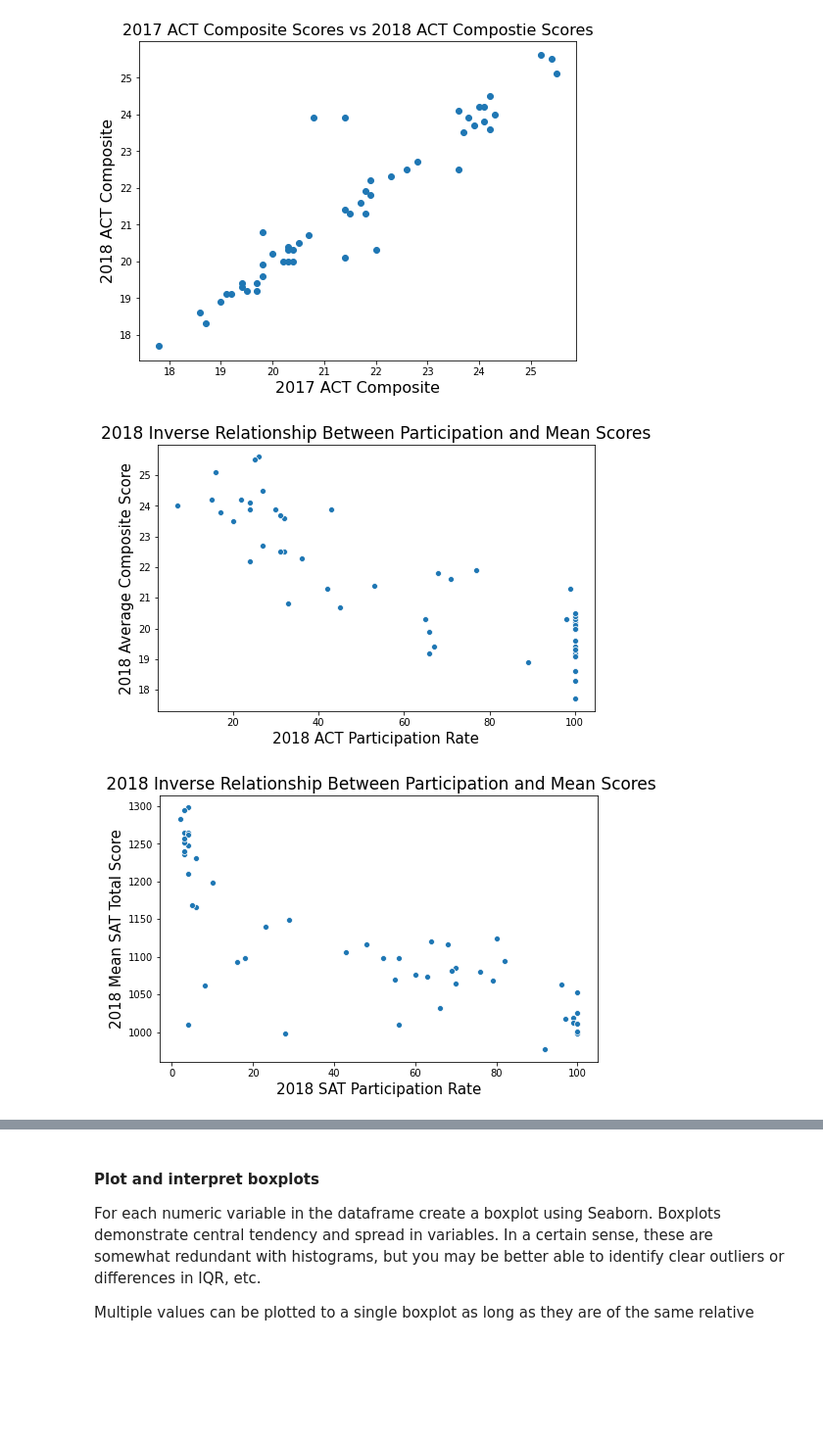
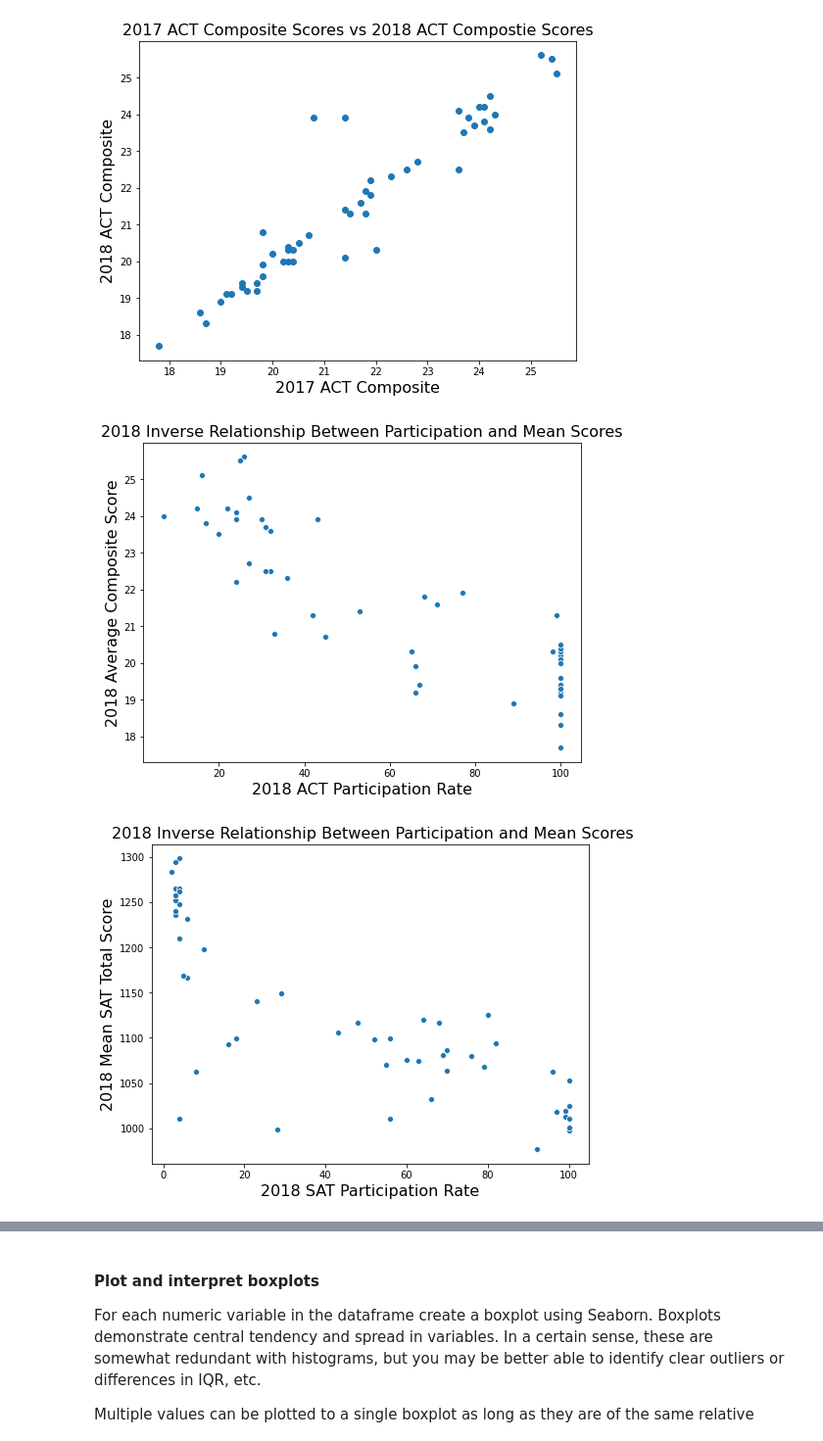
Before and after one commit to amcurley/GA_projects, a Jupyter notebook: Projects/project-1-master/code/Submission-project.ipynb, the cells around one changed output, grey strips where cells are left out. Shown: that part at 98% size. Saved outputs shown, nothing was run; the diff lists cells and outputs as text; code cells hidden in the pictures; blank space fills up the shorter version.

```diff
--- a/Projects/project-1-master/code/Submission-project.ipynb
+++ b/Projects/project-1-master/code/Submission-project.ipynb
@@ -1602,20 +1602,22 @@ plt.title('2017 ACT Composite Scores vs 2018 ACT Compostie Scores', fontsize=16)
 # %% [output]
 [figure]
 # %%
+# Chris Johnson aided in the decision to look more into this
 # Correlation between participation and mean scores
-plt.figure(figsize=(8,5))
+plt.figure(figsize=(8,6))
 sns.scatterplot(final['2018_act_participation'],final['2018_act_composite'])
-plt.xlabel('2018 ACT Participation Rate', fontsize=15)
-plt.ylabel('2018 Average Composite Score', fontsize=15)
-plt.title('2018 Inverse Relationship Between Participation and Mean Scores', fontsize=17);
+plt.xlabel('2018 ACT Participation Rate', fontsize=16)
+plt.ylabel('2018 Average Composite Score', fontsize=16)
+plt.title('2018 Inverse Relationship Between Participation and Mean Scores', fontsize=16);
 # %% [output]
-[figure, old version]
+[figure, new version]
 # %%
+# Chris Johnson aided in the decision to look more into this
 # Correlation between participation and mean scores
-plt.figure(figsize=(8,5))
+plt.figure(figsize=(8,6))
 sns.scatterplot(final['2018_sat_participation'],final['2018_sat_total'])
-plt.xlabel('2018 SAT Participation Rate', fontsize=15)
-plt.ylabel('2018 Mean SAT Total Score', fontsize=15)
-plt.title(' 2018 Inverse Relationship Between Participation and Mean Scores', fontsize=17);
+plt.xlabel('2018 SAT Participation Rate', fontsize=16)
+plt.ylabel('2018 Mean SAT Total Score', fontsize=16)
+plt.title(' 2018 Inverse Relationship Between Participation and Mean Scores', fontsize=16);
 # %% [output]
-[figure, old version]
+[figure, new version]
```
Also changed, not shown: parts of 3 cells of this notebook, 1 other file.
